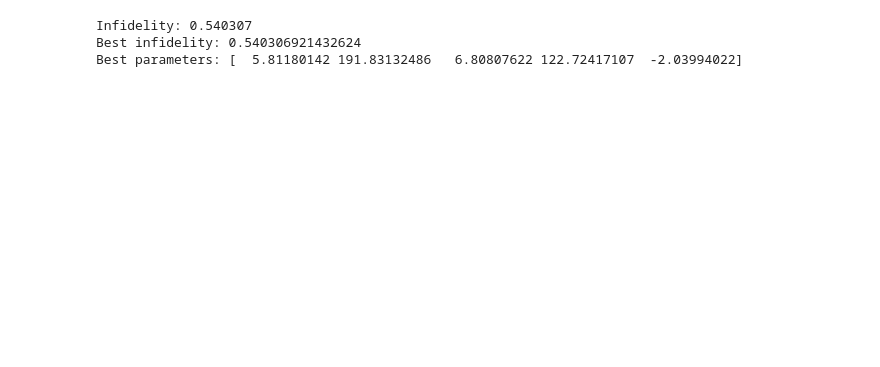
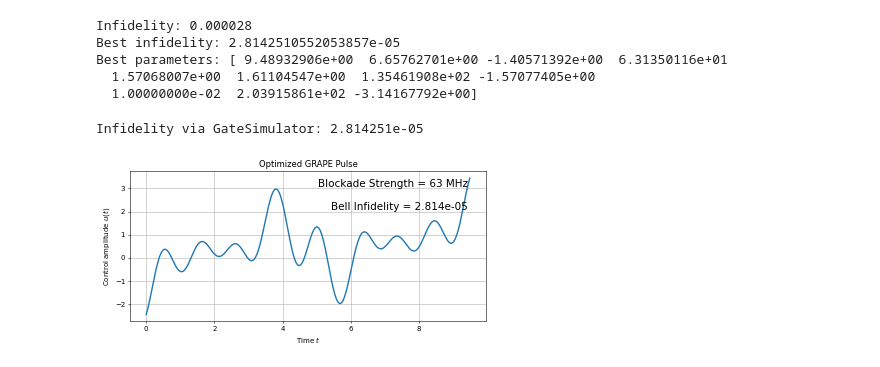
Before and after one commit to Cobstein/CsRydbergGates, a Jupyter notebook: Rydberg Simulations Notebook - Created 05-16-2025.ipynb, the cells around one changed output. Saved outputs shown, nothing was run; the diff lists cells and outputs as text; code cells hidden in the pictures; blank space fills up the shorter version.

```diff
--- a/Rydberg Simulations Notebook - Created 05-16-2025.ipynb
+++ b/Rydberg Simulations Notebook - Created 05-16-2025.ipynb
@@ -218,19 +334,19 @@ class CRABOptimizer:
 # %%
 if __name__ == "__main__":
-    # set up
-    params        = PulseParameters(2*np.pi*10, 2*np.pi*10, 10, 12e6, 0, 10, 200)
+    # set up (Omega_Rabi1, Omega_Rabi2, blockade, r_lifetime, delta1, delta2, resolution, optimizer)
+    params        = PulseParameters(2*np.pi*10, 2*np.pi*10, 2*np.pi*10, 12e6, 0, 2*np.pi*10, 200, 1)
     hams          = Hamiltonians(params)
     fid_calc      = FidelityCalculator()
-    ansatz        = CosineAnsatz(num_terms=4)
+    ansatz        = CosineAnsatz()
     simulator     = GateSimulator(params, hams, fid_calc)
 
-    # initial guess: [pulse, drive_detuning, (A_i,f_i,o_i)] Amplitudes, Frequencies, phi_Offsets
+    # initial guess: [pulse_time, drive_detuning, (A_i,f_i,o_i)] Amplitudes, Frequencies, phi_Offsets
     init = [
-        3, 0,
-        2*np.pi*0.1122, 1.043*params.Omega_Rabi1, -0.7318,
-        #0.1,             1.043*params.Omega_Rabi1*2, -2.44,
-        #0.01,            1.043*params.Omega_Rabi1*4, -5.15,
-        #0.01,            1.043*params.Omega_Rabi1*8, -0.5
+        6.7, 0,
+        2*np.pi*0.1122, 1.043*params.Omega_Rabi1,   -0.7318,
+        0.1,           1.043*params.Omega_Rabi1*2, -2.44,
+        0.01,          1.043*params.Omega_Rabi1*4, -5.15,
+        #0.01,          1.043*params.Omega_Rabi1*8, -0.5
     ]
 
     optimizer = CRABOptimizer(ansatz, simulator)
@@ -238,6 +354,8 @@ if __name__ == "__main__":
     print("\nBest infidelity:", best_inf)
     print("Best parameters:", best_x)
 # %% [output]
-Infidelity: 0.540307
-Best infidelity: 0.540306921432624
-Best parameters: [  5.81180142 191.83132486   6.80807622 122.72417107  -2.03994022]
+Infidelity: 0.000028
+Best infidelity: 2.8142510552053857e-05
+Best parameters: [ 9.48932906e+00  6.65762701e+00 -1.40571392e+00  6.31350116e+01
+  1.57068007e+00  1.61104547e+00  1.35461908e+02 -1.57077405e+00
+  1.00000000e-02  2.03915861e+02 -3.14167792e+00]
@@ -329 +362,29 @@ class GRAPEOptimizer:
+# %%
+#Sanity check
+pulse_time = best_x[0]
+dt = pulse_time/params.resolution
+phases, dt = ansatz.generate(params, best_x)
+simulator = GateSimulator(params, hams, fid_calc)
+infidelity_test = 1 - simulator.run(phases, dt)
+print(f"\nInfidelity via GateSimulator: {infidelity_test:.6e}")
+# %% [output]
+Infidelity via GateSimulator: 2.814251e-05
+# %%
+# --- Plot the optimized control pulse ---
+t = np.linspace(0, pulse_time, params.resolution)
+
+plt.figure(figsize=(8,4))
+plt.plot(t, phases, lw=2)
+plt.xlabel('Time $t$')
+plt.ylabel('Control amplitude $u(t)$')
+plt.title('Optimized GRAPE Pulse')
+plt.grid(True)
+plt.tight_layout()
+label = (f"Blockade Strength = {params.blockade:.0f} MHz\n\n"
+         f"Bell Infidelity = {best_inf:.3e}")
+plt.text(.95, 0.95, label, transform=plt.gca().transAxes,
+         fontsize=15, verticalalignment='top', horizontalalignment='right')
+plt.show()
+# %% [output]
+[figure, added]
 # %%
```
Also changed, not shown: parts of 9 cells of this notebook.
